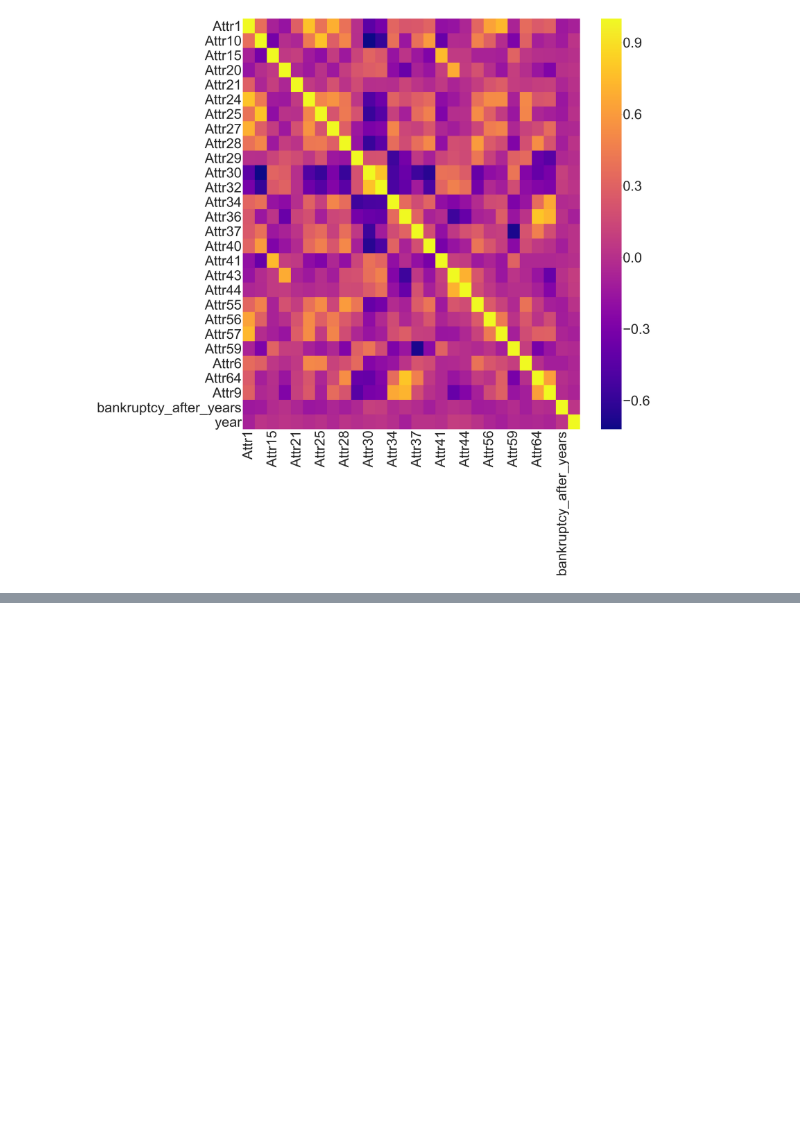
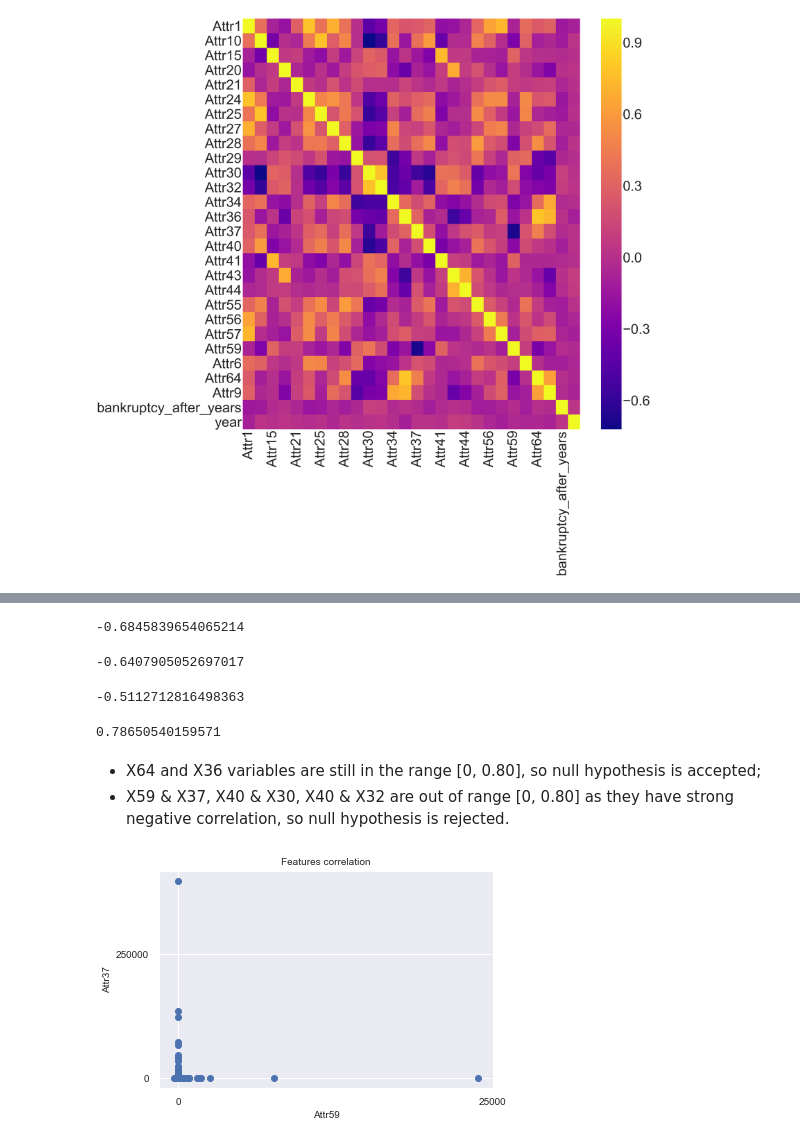
Before and after one commit to vcaramba/companies_bankruptcy_prediction, a Jupyter notebook: jupyter_notebooks/eda_notebook.ipynb, the cells around one changed output, grey strips where cells are left out. Saved outputs shown, nothing was run; the diff lists cells and outputs as text; code cells hidden in the pictures; blank space fills up the shorter version.

```diff
--- a/jupyter_notebooks/eda_notebook.ipynb
+++ b/jupyter_notebooks/eda_notebook.ipynb
@@ -222,0 +241,32 @@ Features that have extremely high correlation:
+# %%
+corr_matrix = filtered_out_features_multi.corr(method='spearman', min_periods=1)
+corr_matrix['Attr59']['Attr37']
+# %% [output]
+-0.6845839654065214
+# %%
+corr_matrix['Attr40']['Attr30']
+# %% [output]
+-0.6407905052697017
+# %%
+corr_matrix['Attr40']['Attr32']
+# %% [output]
+-0.5112712816498363
+# %%
+corr_matrix['Attr64']['Attr36']
+# %% [output]
+0.78650540159571
+# %% [markdown]
+- X64 and X36 variables are still in the range [0, 0.80], so null hypothesis is accepted;
+- X59 & X37, X40 & X30, X40 & X32 are out of range [0, 0.80] as they have strong negative correlation, so null hypothesis is rejected.
+# %%
+def plot_correlation(fre1, fre2):
+    ax = plt.subplot(111, xlabel=fre1, ylabel=fre2, title='Features correlation')
+    for item in ([ax.title, ax.xaxis.label, ax.yaxis.label] +
+                  ax.get_xticklabels() + ax.get_yticklabels()):
+        item.set_fontsize(10)
+    plt.scatter(df[fre1], df[fre2])
+    plt.show()
+
+plot_correlation('Attr59', 'Attr37')
+# %% [output]
+[figure, added]
```
Also changed, not shown: parts of 25 cells of this notebook.
